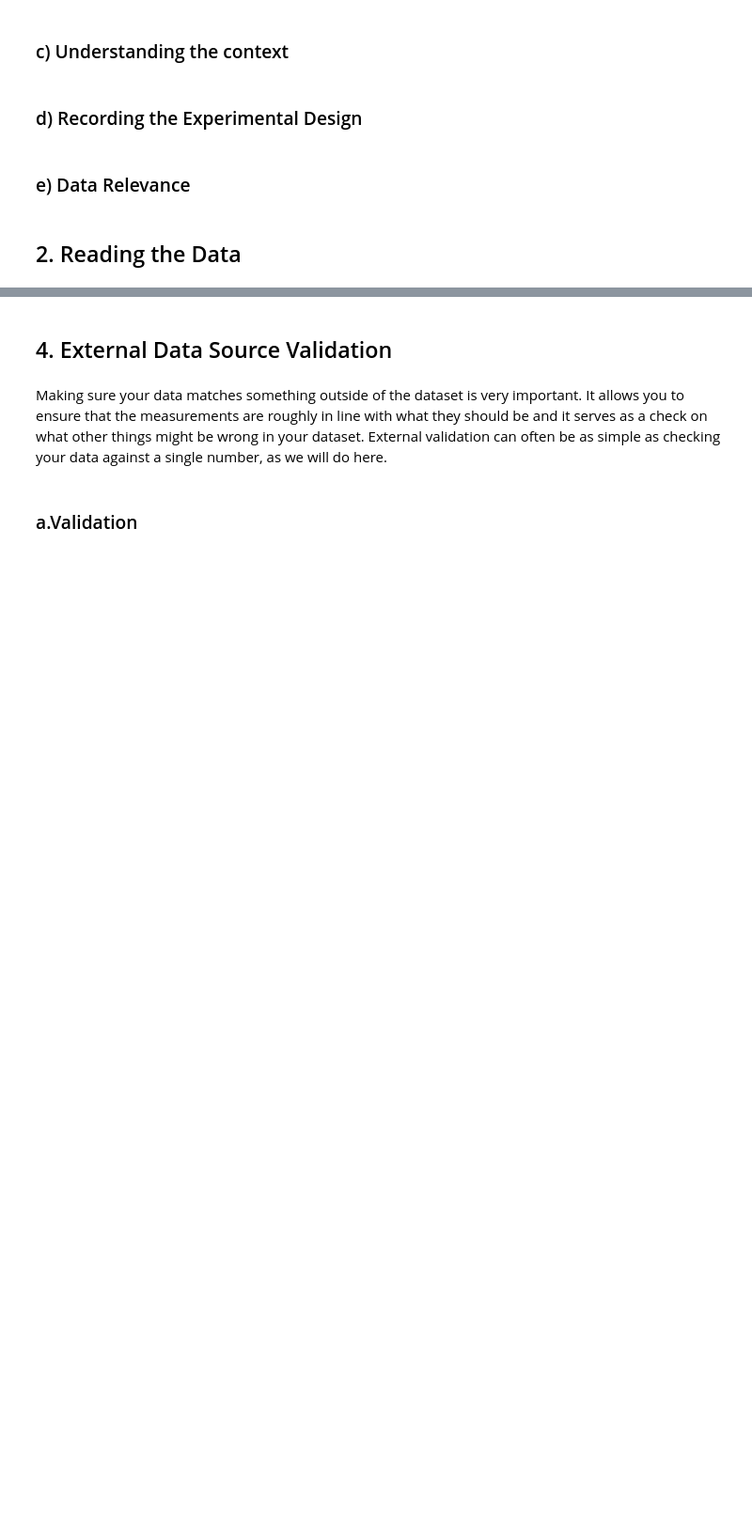
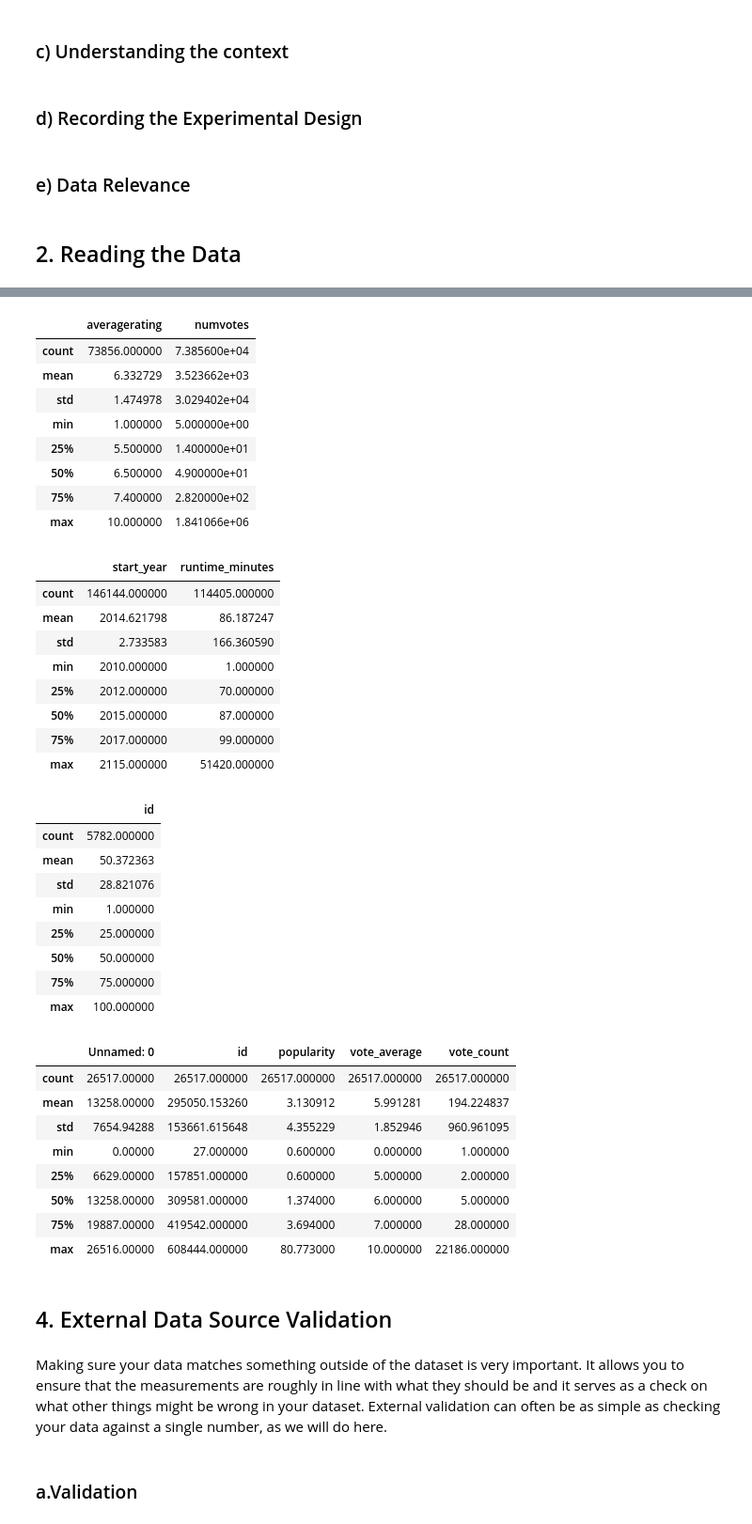
Before and after one commit to PerisWamoni/BoxOffice_Analysis, a Jupyter notebook: Box Office Analysis.ipynb, the cells around one changed output, grey strips where cells are left out. Shown: that part at 94% size. Cells and saved outputs as stored; diff of their text form; code cells hidden in the pictures; blank space fills up the shorter version.

```diff
--- a/Box Office Analysis.ipynb
+++ b/Box Office Analysis.ipynb
@@ -44,3 +141,8 @@ Microsoft sees all the big companies creating original video content and they wa
 # %%
 # Checking whether each column has an appropriate datatype
-#
+display (df_bom_gross.describe())
+display (df_imdb_ratings.describe())
+display (df_imdb_basics.describe())
+display (df_tn_movie_budgets.describe())
+display (df_tmdb_movies.describe())
+# %% [output]
@@ -47,3 +158,39 @@ Microsoft sees all the big companies creating original video content and they wa
+|  | averagerating | numvotes |
+| count | 73856.000000 | 7.385600e+04 |
+| mean | 6.332729 | 3.523662e+03 |
+| std | 1.474978 | 3.029402e+04 |
+| min | 1.000000 | 5.000000e+00 |
+| 25% | 5.500000 | 1.400000e+01 |
+| 50% | 6.500000 | 4.900000e+01 |
+| 75% | 7.400000 | 2.820000e+02 |
+| max | 10.000000 | 1.841066e+06 |
+|  | start_year | runtime_minutes |
+| count | 146144.000000 | 114405.000000 |
+| mean | 2014.621798 | 86.187247 |
+| std | 2.733583 | 166.360590 |
+| min | 2010.000000 | 1.000000 |
+| 25% | 2012.000000 | 70.000000 |
+| 50% | 2015.000000 | 87.000000 |
+| 75% | 2017.000000 | 99.000000 |
+| max | 2115.000000 | 51420.000000 |
+|  | id |
+| count | 5782.000000 |
+| mean | 50.372363 |
+| std | 28.821076 |
+| min | 1.000000 |
+| 25% | 25.000000 |
+| 50% | 50.000000 |
+| 75% | 75.000000 |
+| max | 100.000000 |
+|  | Unnamed: 0 | id | popularity | vote_average | vote_count |
+| count | 26517.00000 | 26517.000000 | 26517.000000 | 26517.000000 | 26517.000000 |
+| mean | 13258.00000 | 295050.153260 | 3.130912 | 5.991281 | 194.224837 |
+| std | 7654.94288 | 153661.615648 | 4.355229 | 1.852946 | 960.961095 |
+| min | 0.00000 | 27.000000 | 0.600000 | 0.000000 | 1.000000 |
+| 25% | 6629.00000 | 157851.000000 | 0.600000 | 5.000000 | 2.000000 |
+| 50% | 13258.00000 | 309581.000000 | 1.374000 | 6.000000 | 5.000000 |
+| 75% | 19887.00000 | 419542.000000 | 3.694000 | 7.000000 | 28.000000 |
+| max | 26516.00000 | 608444.000000 | 80.773000 | 10.000000 | 22186.000000 |
 # %% [markdown]
 ## 4. External Data Source Validation
 # %% [markdown]
```
Also changed, not shown: parts of 15 cells of this notebook.
